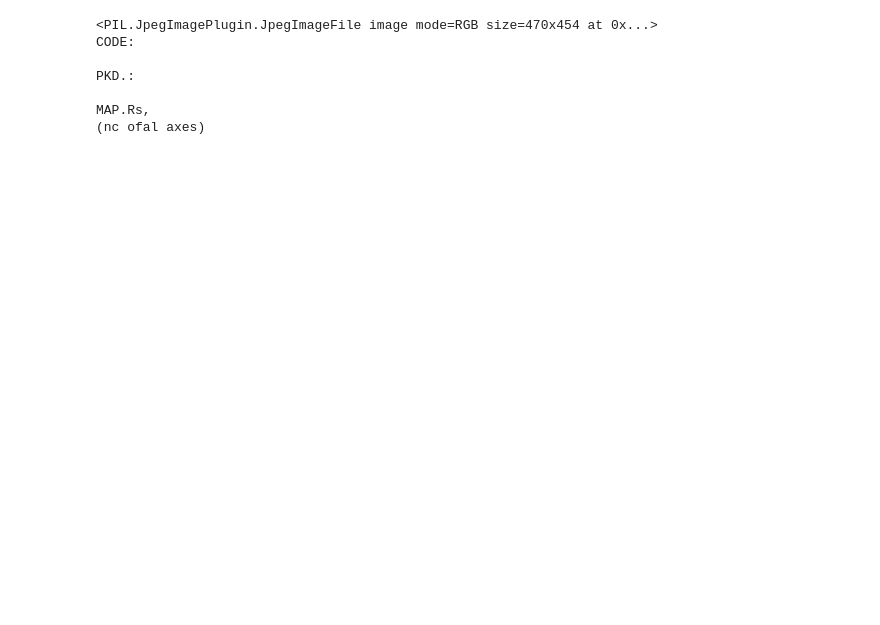
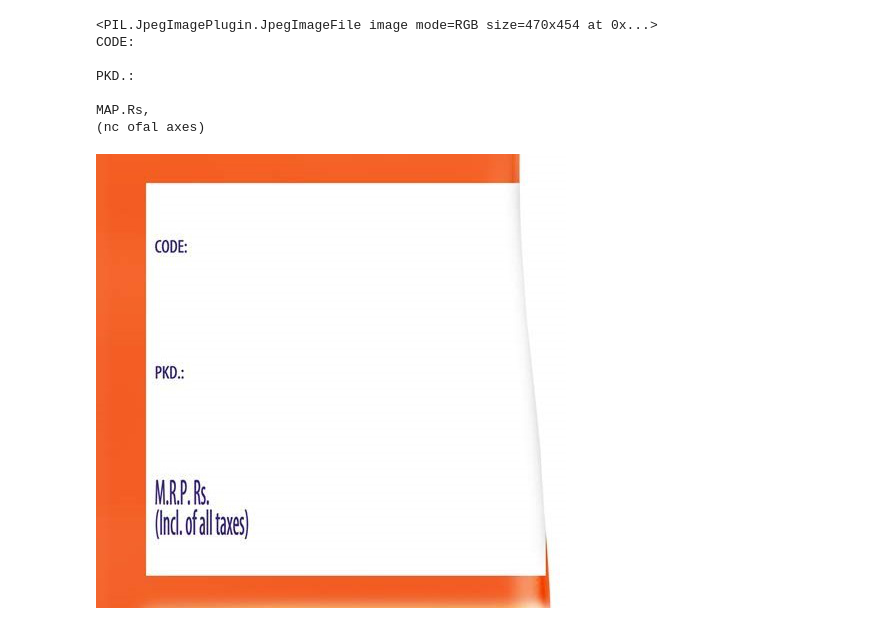
Before and after one commit to vishal2098govind/Expirify, a Jupyter notebook: Expirify.ipynb, the cells around one changed output. Saved outputs shown, nothing was run; the diff lists cells and outputs as text; code cells hidden in the pictures; blank space fills up the shorter version.

```diff
--- a/Expirify.ipynb
+++ b/Expirify.ipynb
@@ -17,30 +17,33 @@ img = Image.open('bornvita.jpg')
 
 # describes image format in the output
 print(img)
 # path where the tesseract module is installed
 pytesseract.pytesseract.tesseract_cmd ='C:/Program Files/Tesseract-OCR/tesseract.exe'
 # converts the image to result and saves it into result variable
 result = pytesseract.image_to_string(img)
 # write text in a text file and save it to source path
 with open('abc.txt',mode ='w') as file:
 
 				file.write(result)
 				print(result)
 
 # p = Translator()
 # # translates the text into german language
 # k = p.translate(result,dest='english')
 # print(k)
 # engine = pyttsx3.init()
 
 # # an audio will be played which speaks the test if pyttsx3 recognizes it
 # engine.say(k)
 # engine.runAndWait()
+img = Image.open('bornvita.jpg')
+display(img)
 # %% [output]
 <PIL.JpegImagePlugin.JpegImageFile image mode=RGB size=470x454 at 0x...>
 CODE:
 
 PKD.:
 
 MAP.Rs,
 (nc ofal axes)
+[figure, added]
```
